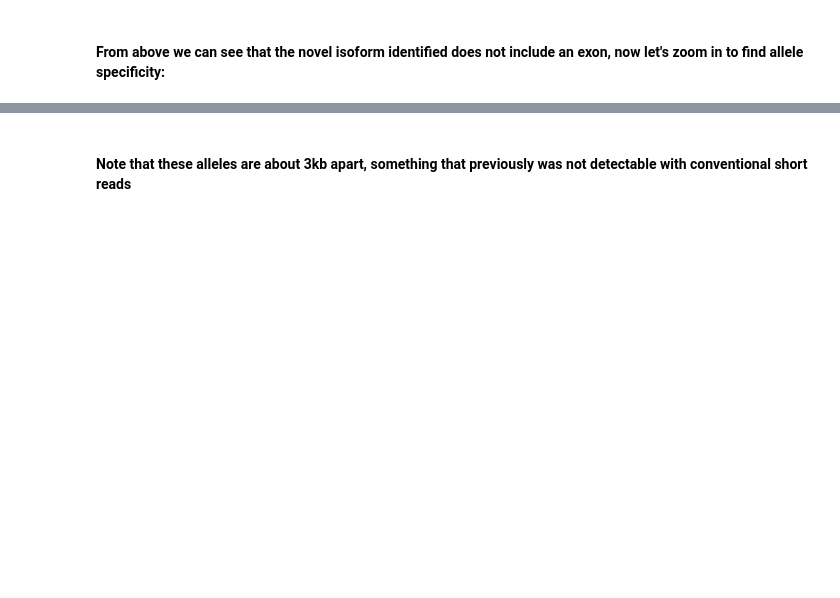
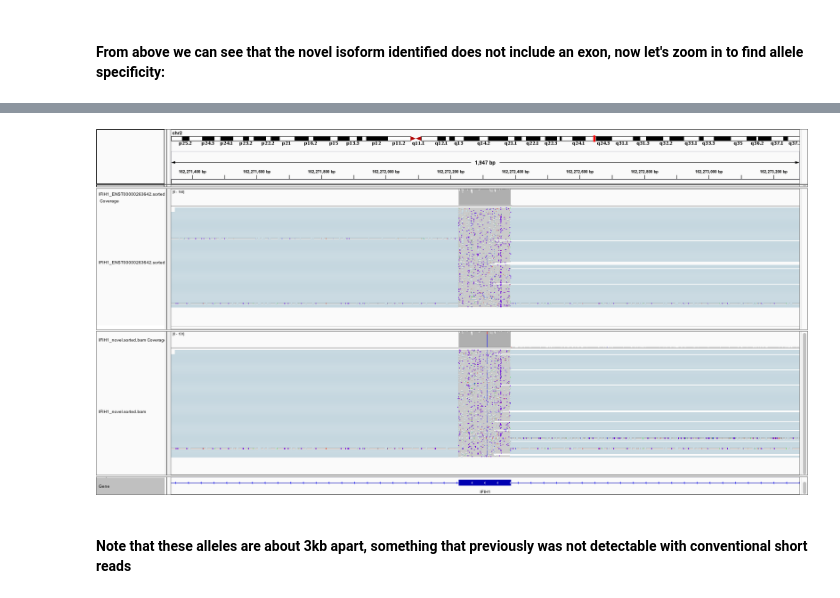
Before and after one commit to timplab/rna_consortia, a Jupyter notebook: scripts/Allele_specificity_analysis.ipynb, the cells around one changed output, grey strips where cells are left out. Saved outputs shown, nothing was run; the diff lists cells and outputs as text; code cells hidden in the pictures; blank space fills up the shorter version.

```diff
--- a/scripts/Allele_specificity_analysis.ipynb
+++ b/scripts/Allele_specificity_analysis.ipynb
@@ -373,2 +369,6 @@ IFrame("IFIH1_3.svg", width=1100, height=800)
+# %%
+Image(filename='IFIH3.png')
+# %% [output]
+[figure, added]
 # %% [markdown]
 #### Note that these alleles are about 3kb apart, something that previously was not detectable with conventional short reads
```
Also changed, not shown: parts of 6 cells of this notebook.
